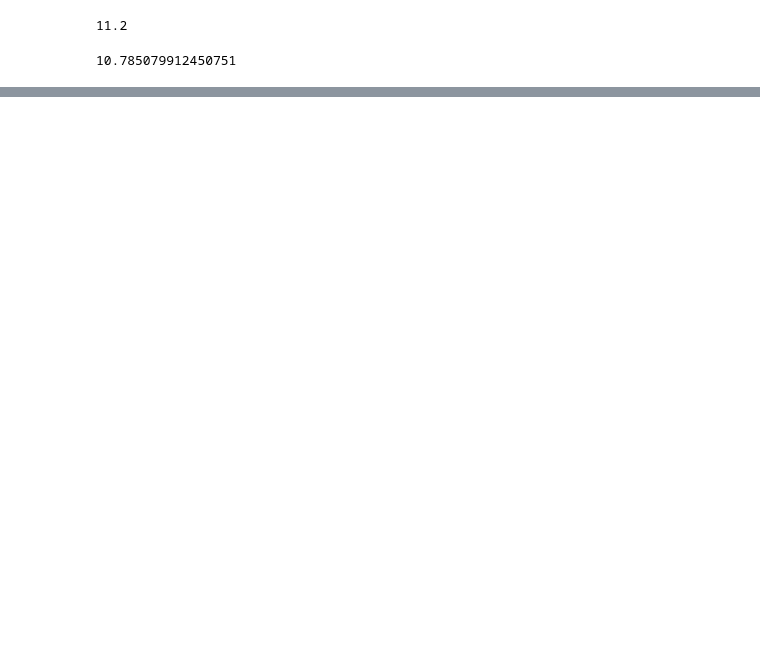
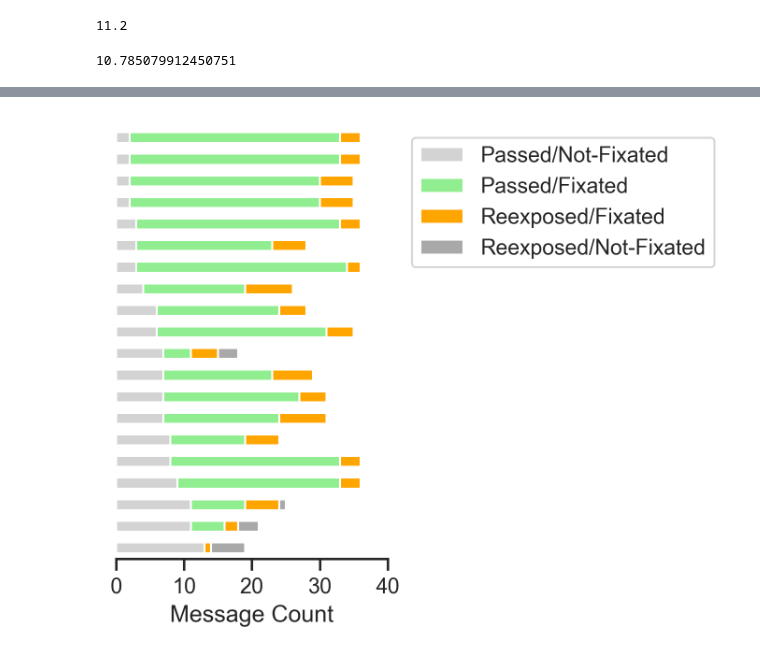
Before and after one commit to nomcomm/vr_billboard_p, a Jupyter notebook: scripts/00_Analysis4_individual_level.ipynb, the cells around one changed output, grey strips where cells are left out. Saved outputs shown, nothing was run; the diff lists cells and outputs as text; code cells hidden in the pictures; blank space fills up the shorter version.

```diff
--- a/scripts/00_Analysis4_individual_level.ipynb
+++ b/scripts/00_Analysis4_individual_level.ipynb
@@ -244,3 +214,0 @@ result2
-# %%
-pivot_table = result2.pivot_table(index='subject', columns='viewing_status', values='count', fill_value=0)
-pivot_table
@@ -379,0 +215,16 @@ recognition_glanced = len(common_elements)/len(glanced_list) if len(glanced_list
+# %%
+df_fv = pivot_table[pivot_table['condition'] == "Free_Viewing"]
+df_fv
+
+
+column_order = ['passed_first_notfixated_forgone', 'passed_first_fixated', 'passed_incept_fixated', 'passed_incept_notfixated_forgone']  # Desired order
+df_fv = df_fv[column_order]
+
+df_fv = df_fv.sort_values(by='passed_first_notfixated_forgone', ascending = True)
+df_fv['sum'] = df_fv['passed_first_notfixated_forgone'] +  df_fv['passed_first_fixated'] +  df_fv['passed_incept_fixated'] +  df_fv['passed_incept_notfixated_forgone']
+df_fv = df_fv.sort_values(by='sum', ascending = False)
+df_fv = df_fv.drop(columns=['sum'])
+df_fv = df_fv.sort_values(by='passed_first_notfixated_forgone', ascending = False)
+
+
+df_fv.head()
@@ -379,0 +239,21 @@ recognition_glanced = len(common_elements)/len(glanced_list) if len(glanced_list
+# %%
+fig, ax = plt.subplots(figsize=(2.5, 4), dpi=300)  # Adjust size and resolution
+
+df_fv.plot(kind="barh", stacked=True, color=("lightgrey", "lightgreen", "orange", "darkgrey"), ax = ax)
+ax.yaxis.set_visible(False)  # Hide the y-axis and labels
+
+#plt.ylabel('Sub')
+plt.xlabel('Message Count')
+
+handles, labels = plt.gca().get_legend_handles_labels()
+labels = ['Passed/Not-Fixated','Passed/Fixated','Reexposed/Fixated','Reexposed/Not-Fixated']
+#plt.legend(handles[::-1], labels[::-1], bbox_to_anchor=(1.05, 1))  # Reverse order with [::-1]
+plt.legend(handles, labels, bbox_to_anchor=(1.05, 1))  # Reverse order with [::-1]
+
+ax.spines['top'].set_visible(False)
+ax.spines['right'].set_visible(False)
+ax.spines['left'].set_visible(False)
+ax.set_xlim(0, 40)
+plt.show()
+# %% [output]
+[figure, added]
```
Also changed, not shown: parts of 14 cells of this notebook, 10 other files.
